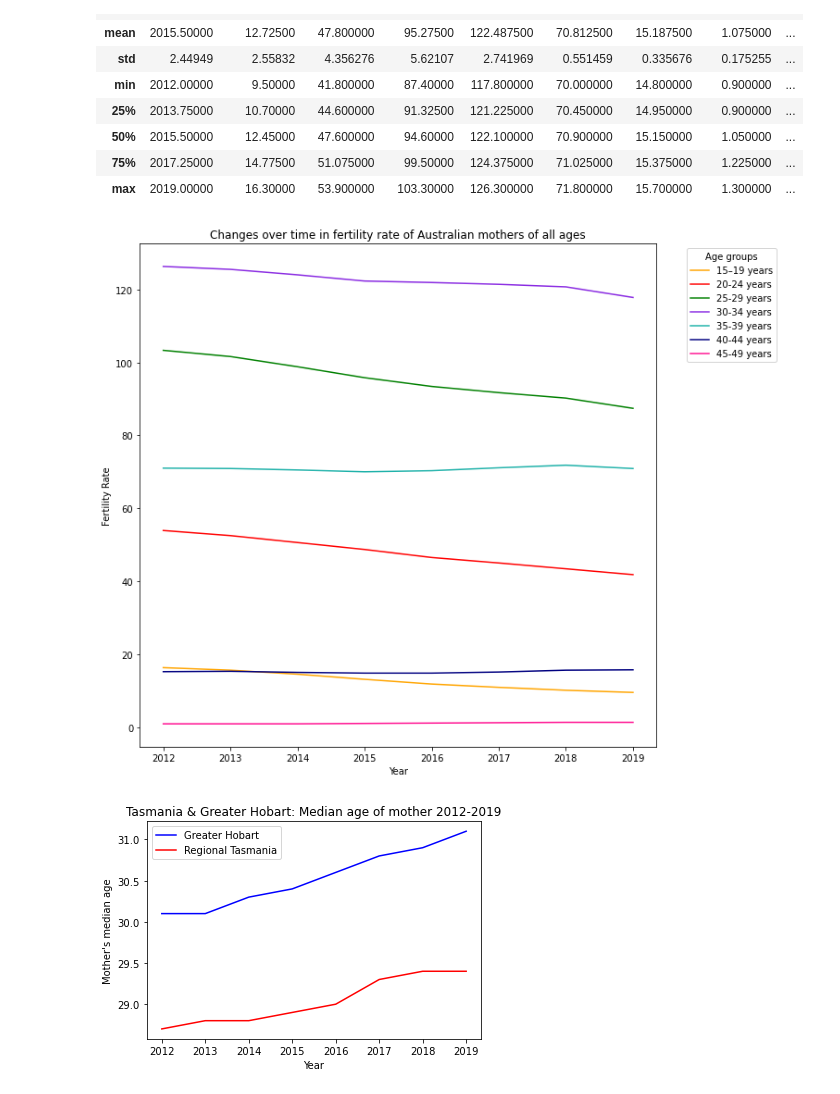
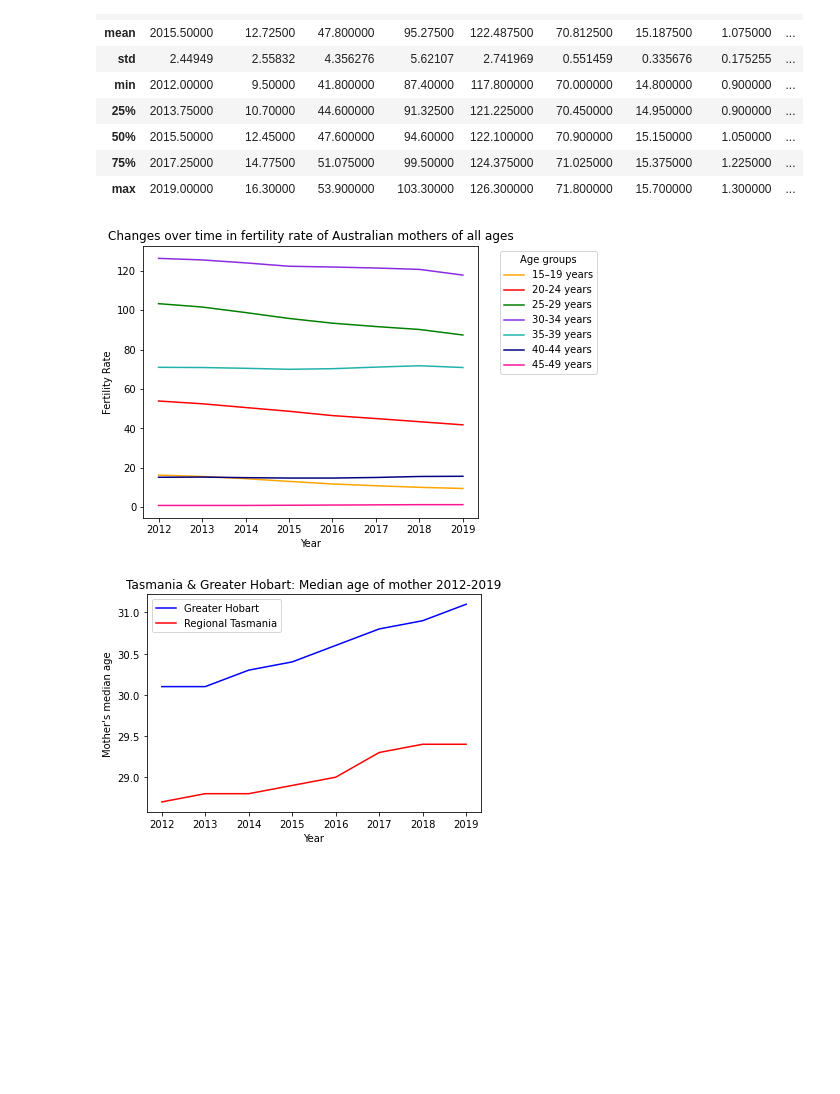
Before and after one commit to NathanJPotter/Team-Project-1, a Jupyter notebook: Project 1.ipynb, the cells around one changed output. Cells and saved outputs as stored; diff of their text form; code cells hidden in the pictures; blank space fills up the shorter version.

```diff
--- a/Project 1.ipynb
+++ b/Project 1.ipynb
@@ -98,24 +98,24 @@ aus_birth_stats_df
 plt.bar(aus_birth_stats_df[""])
 # %%
 # Plot change in fertility rate of Australian mothers of all age categories from 2012 to 2019
-plt.figure(figsize=(10,10))
+plt.figure(figsize=(6,5))
 
 plt.plot(birth_data_aus_df["Year"], birth_data_aus_df["15–19 years"], color = 'orange', label = "15–19 years")
 plt.plot(birth_data_aus_df["Year"], birth_data_aus_df["20-24 years"], color = 'r', label = "20-24 years")
 plt.plot(birth_data_aus_df["Year"], birth_data_aus_df["25-29 years"], color = 'green', label = "25-29 years")
 plt.plot(birth_data_aus_df["Year"], birth_data_aus_df["30-34 years"], color = 'blueviolet', label = "30-34 years")
 plt.plot(birth_data_aus_df["Year"], birth_data_aus_df["35-39 years"], color = 'lightseagreen', label = "35-39 years")
 plt.plot(birth_data_aus_df["Year"], birth_data_aus_df["40-44 years"], color = 'navy', label = "40-44 years")
 plt.plot(birth_data_aus_df["Year"], birth_data_aus_df["45-49 years"], color = 'deeppink', label = "45-49 years")
 
 
 plt.title("Changes over time in fertility rate of Australian mothers of all ages")
 plt.xlabel("Year")
 plt.ylabel("Fertility Rate")
 plt.legend(title = 'Age groups', bbox_to_anchor=(1.05, 1.0), loc = 'best')
 plt.show()
 # %% [output]
-[figure, old version]
+[figure, new version]
 # %%
 # Greater Hobart
 birth_data_hobart_df = birth_data_df.loc[birth_data_df['Place of Usual Residence'] == "Greater Hobart"]
```
